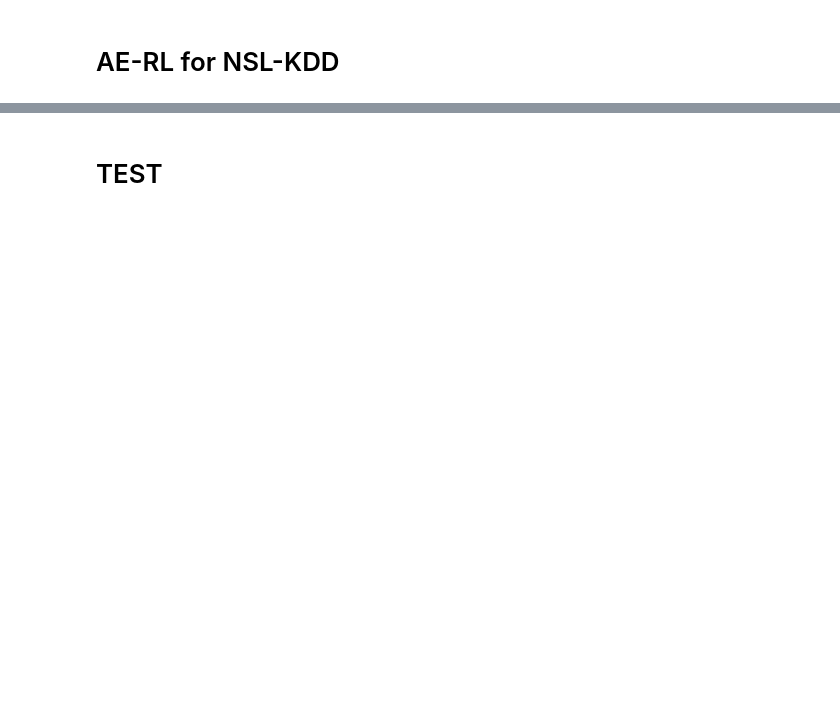
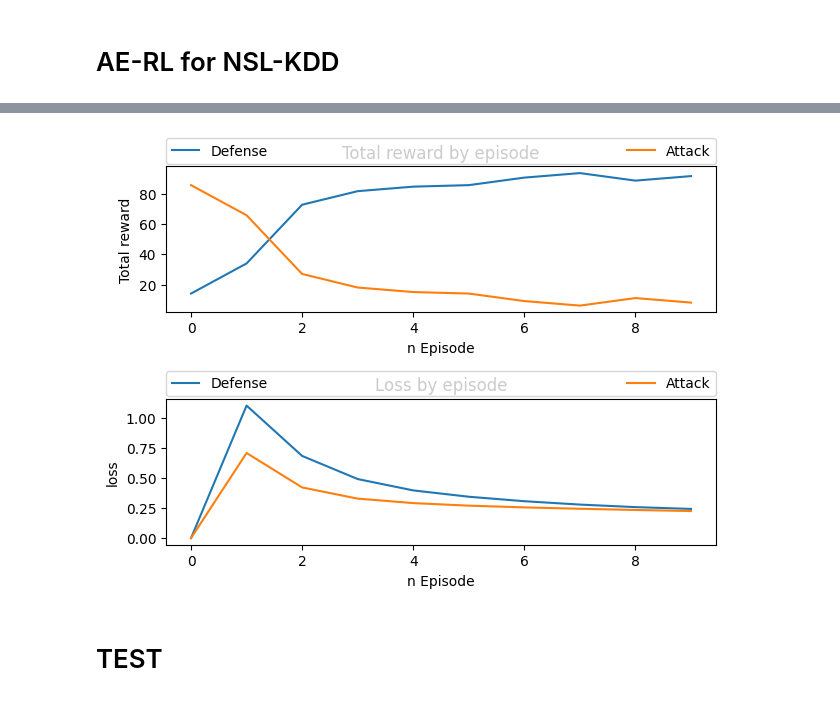
Before and after one commit to J1ngy1/CSE510, a Jupyter notebook: Notebooks/AE_RL_NSL_KDD.ipynb, the cells around one changed output, grey strips where cells are left out. Cells and saved outputs as stored; diff of their text form; code cells hidden in the pictures; blank space fills up the shorter version.

```diff
--- a/Notebooks/AE_RL_NSL_KDD.ipynb
+++ b/Notebooks/AE_RL_NSL_KDD.ipynb
@@ -819,7 +869,7 @@ NameError: name 'keras' is not defined
 if not os.path.exists('models'):
     os.makedirs('models')
 # Save trained model weights and architecture, used in test
-defender_agent.model_network.model.save_weights("models/defender_agent_model.h5", overwrite=True)
+defender_agent.model_network.model.save_weights("models/defender_agent_model.weights.h5", overwrite=True)
 with open("models/defender_agent_model.json", "w") as outfile:
     json.dump(defender_agent.model_network.model.to_json(), outfile)
 
@@ -849,3 +899,4 @@ plt.legend(bbox_to_anchor=(0., 1.02, 1., .102), loc=3,
 plt.tight_layout()
 #plt.show()
 plt.savefig('results/train_adv.eps', format='eps', dpi=1000)
+# %% [output]
@@ -851,0 +904 @@ plt.savefig('results/train_adv.eps', format='eps', dpi=1000)
+[figure, added]
```
Also changed, not shown: parts of 13 cells of this notebook.
